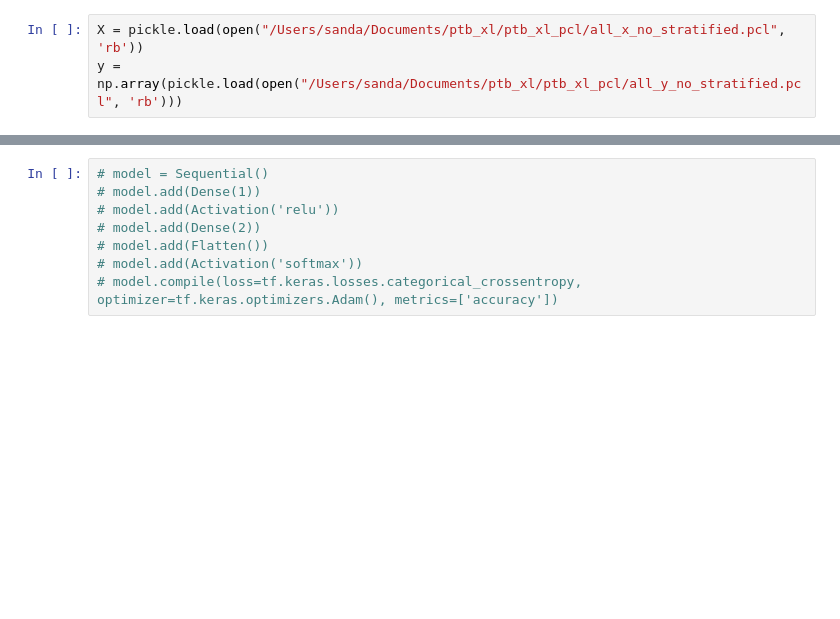
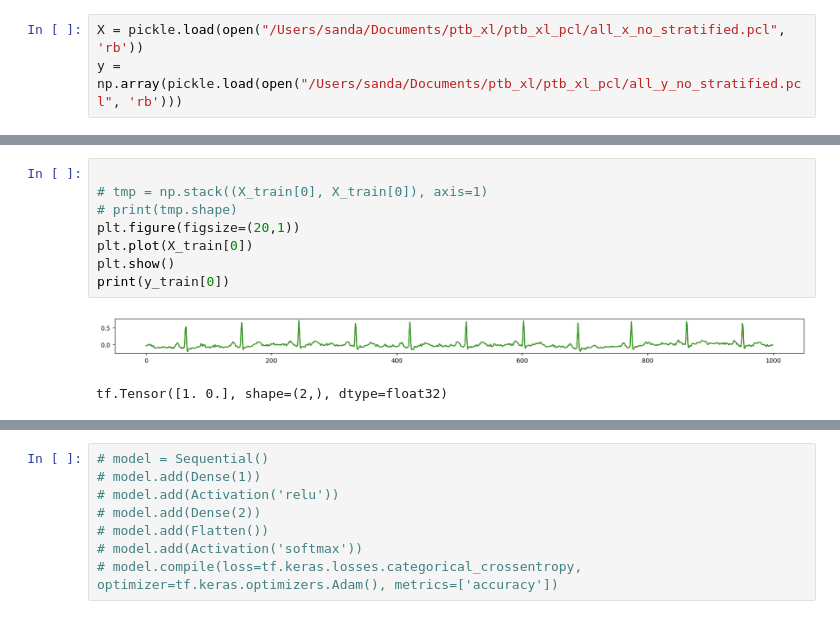
Before and after one commit to Orion1071/ecg_project_2, a Jupyter notebook: ptb_models_test/cnn_ptb_model_1.ipynb, the cells around one changed output, grey strips where cells are left out. Drawn from its saved outputs; the diff is of its cells as text; blank space fills up the shorter version.

```diff
--- a/ptb_models_test/cnn_ptb_model_1.ipynb
+++ b/ptb_models_test/cnn_ptb_model_1.ipynb
@@ -39,3 +53,14 @@ tf.Tensor([1. 0.], shape=(2,), dtype=float32)
+# %%
+
+# tmp = np.stack((X_train[0], X_train[0]), axis=1)
+# print(tmp.shape)
+plt.figure(figsize=(20,1))
+plt.plot(X_train[0])
+plt.show()
+print(y_train[0])
+# %% [output]
+[figure, added]
+tf.Tensor([1. 0.], shape=(2,), dtype=float32)
 # %%
 plt.figure(figsize=(20,1))
 plt.plot(X_train[0])
```
Also changed, not shown: parts of 13 cells of this notebook, 6 other files.
